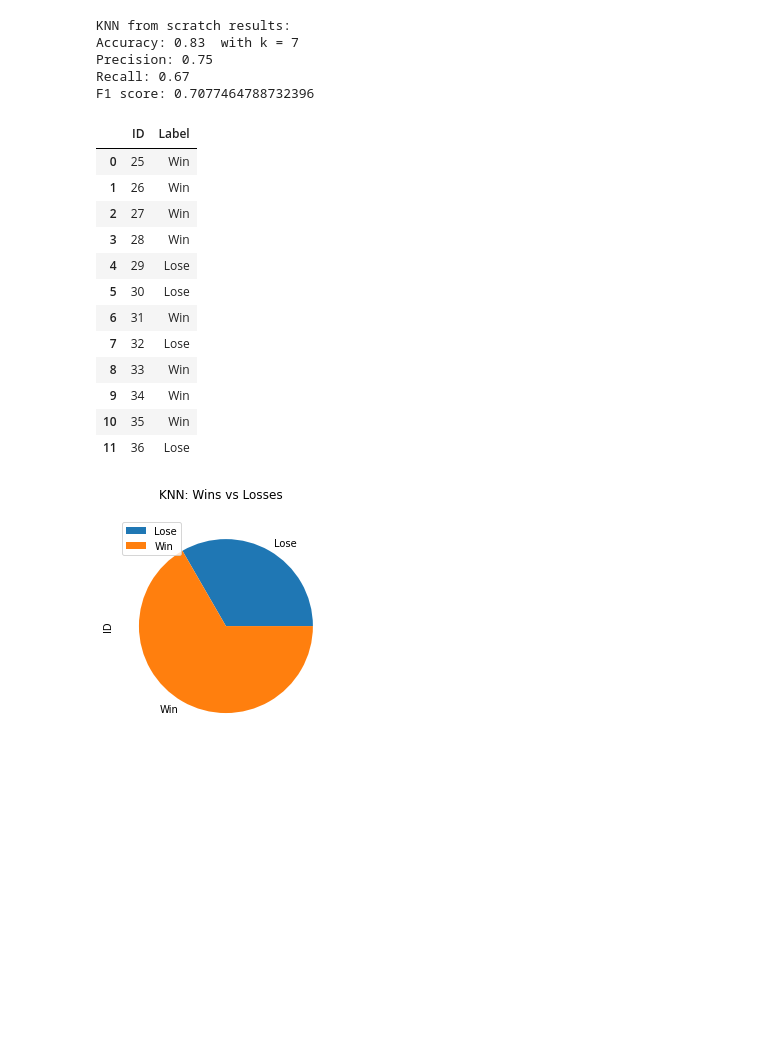
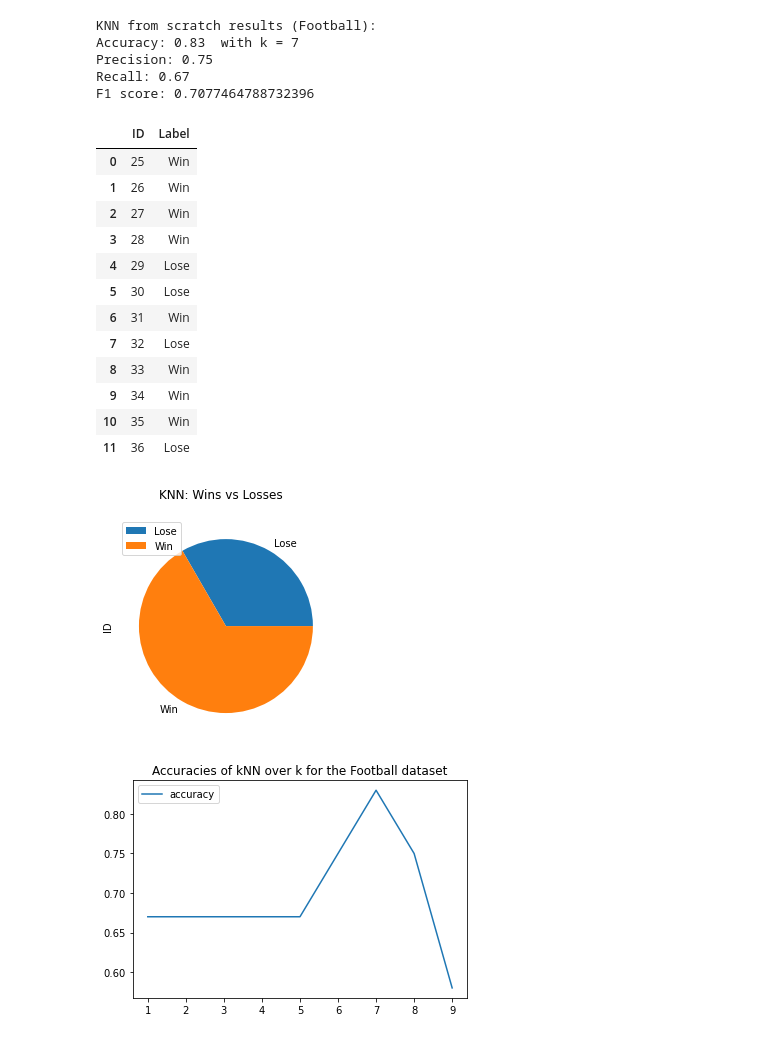
Before and after one commit to lumalav/CAP5610, a Jupyter notebook: HW3/HW3.ipynb, the cells around one changed output. Cells and saved outputs as stored; diff of their text form; code cells hidden in the pictures; blank space fills up the shorter version.

```diff
--- a/HW3/HW3.ipynb
+++ b/HW3/HW3.ipynb
@@ -110,48 +111,50 @@ def results_table(predictions):
 
 Ks = 10
 mean_acc = np.zeros((Ks-1))
-std_acc = np.zeros((Ks-1))
 predictions = []
-for n in range(1,Ks):
+Klist = range(1,Ks)
+for n in Klist:
     p = knn(xTrain,yTrain,xTest,n)
     mean_acc[n-1] = accuracy(yTest, p)
-    std_acc[n-1] = np.std(p==yTest)/np.sqrt(p.shape[0])
     predictions.append(p)
 
 total_precision = precision(yTest, predictions[-1])
 total_recall = recall(yTest, predictions[-1])
 
-print('KNN from scratch results:')
+print('KNN from scratch results (Football):')
 print('Accuracy:', np.round(mean_acc.max(),2), ' with k =', mean_acc.argmax()+1)
 print('Precision:', total_precision)
 print('Recall:', total_recall)
 print('F1 score:', f1_score(total_recall, total_precision))
 
 table = results_table(predictions[-1])
 
 table.groupby('Label').count().plot(kind='pie', title='KNN: Wins vs Losses', subplots=True);
 
+pd.DataFrame({ 'accuracy': mean_acc }, index=Klist).plot.line(title= 'Accuracies of kNN over k for the Football dataset');
+
 table
 # %% [output]
-KNN from scratch results:
+KNN from scratch results (Football):
 Accuracy: 0.83  with k = 7
 Precision: 0.75
 Recall: 0.67
 F1 score: 0.7077464788732396
 |  | ID | Label |
 | 0 | 25 | Win |
 | 1 | 26 | Win |
 | 2 | 27 | Win |
 | 3 | 28 | Win |
 | 4 | 29 | Lose |
 | 5 | 30 | Lose |
 | 6 | 31 | Win |
 | 7 | 32 | Lose |
 | 8 | 33 | Win |
 | 9 | 34 | Win |
 | 10 | 35 | Win |
 | 11 | 36 | Lose |
 [figure]
+[figure, added]
 # %%
 #Naïve Bayes sklearn
 from sklearn.naive_bayes import GaussianNB
```
Also changed, not shown: parts of 4 cells of this notebook, 2 other files.
